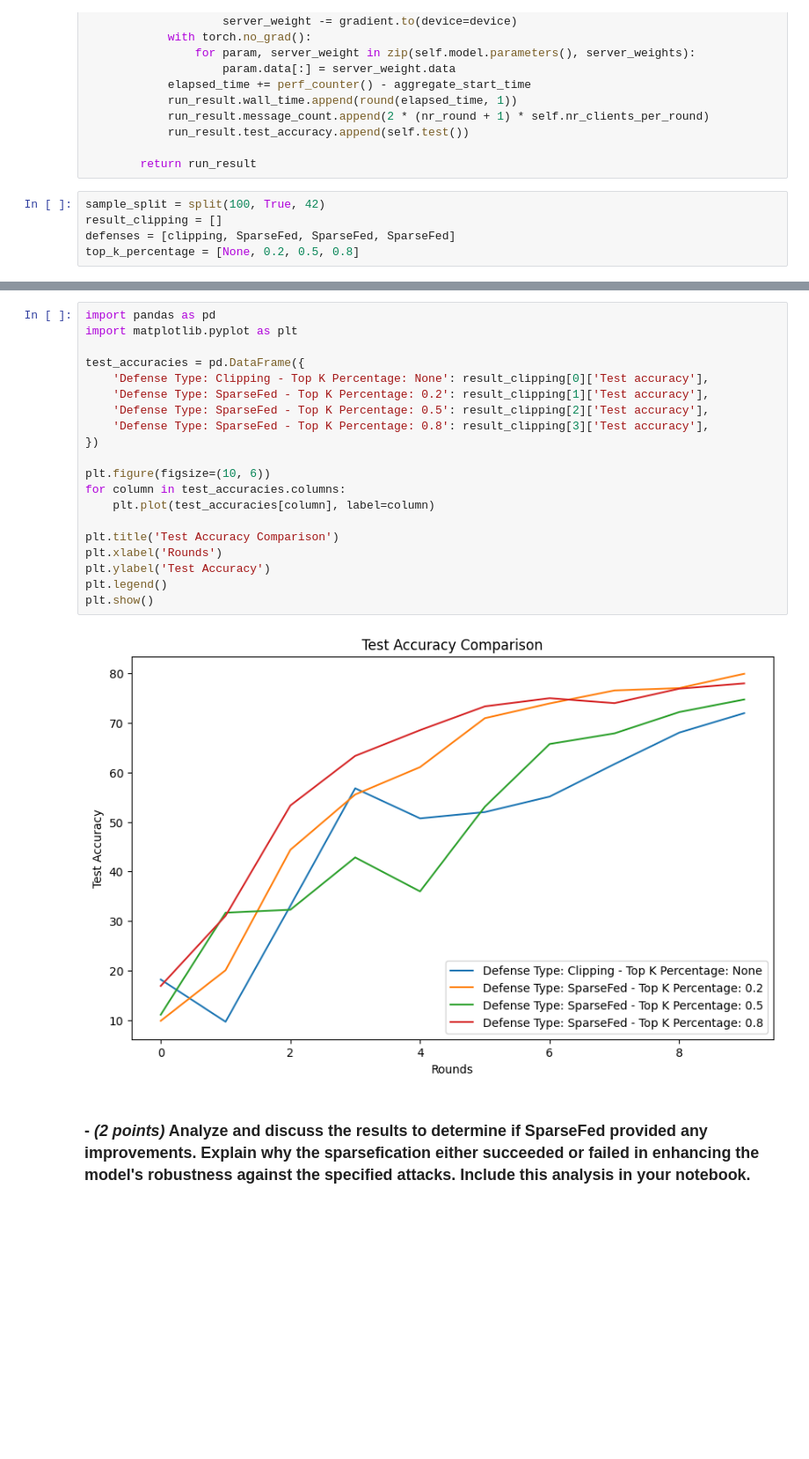
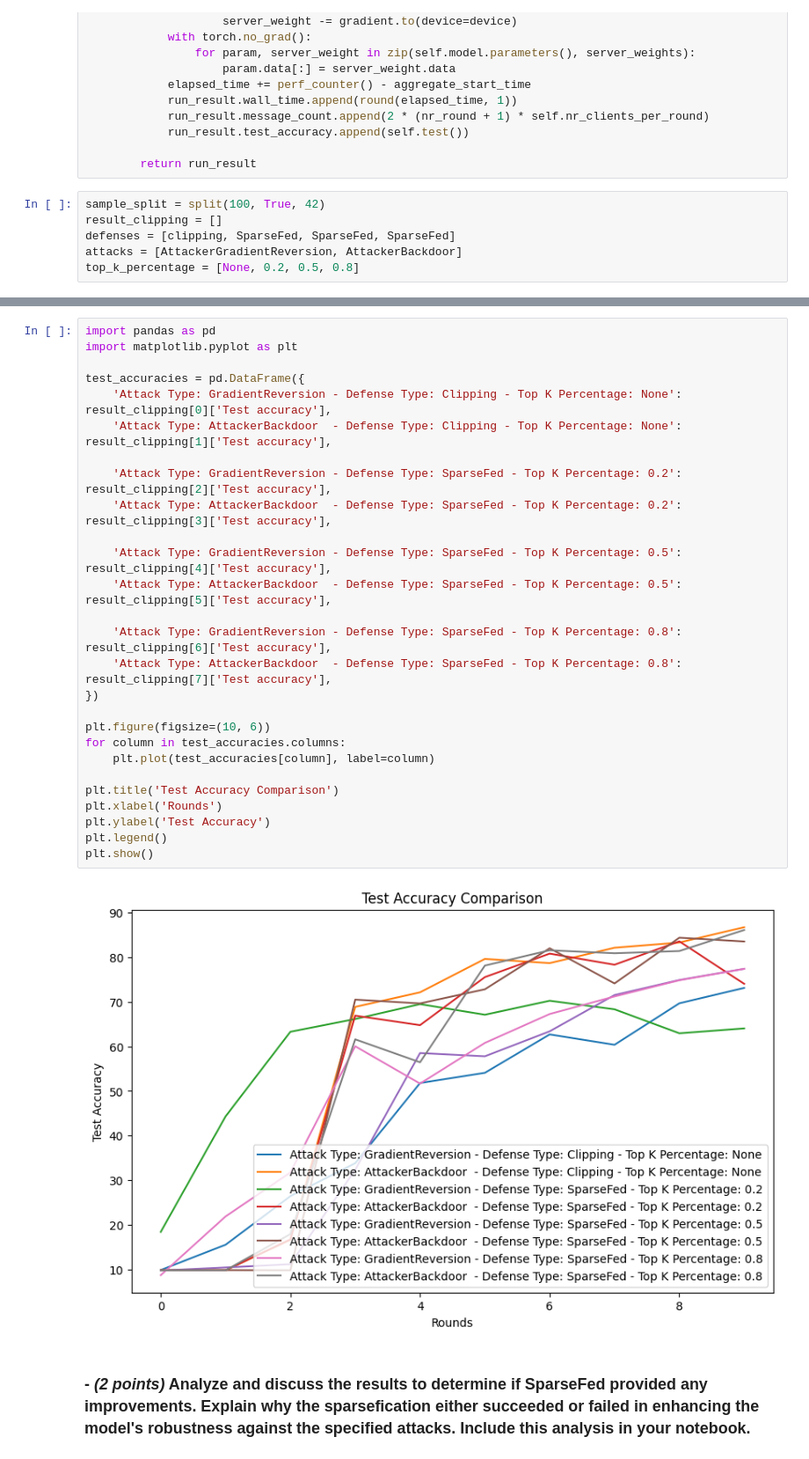
Before and after one commit to Sosekie/DDLS_Assignment, a Jupyter notebook: lab/Chenrui_hw-attacks.ipynb, the cells around one changed output, grey strips where cells are left out. Shown: that part at 88% size. Cells and saved outputs as stored; diff of their text form; blank space fills up the shorter version.

```diff
--- a/lab/Chenrui_hw-attacks.ipynb
+++ b/lab/Chenrui_hw-attacks.ipynb
@@ -1130,6 +1130,7 @@ class FedAvgServerDefenseCoordinate_SparseFed(FedAvgGradServer):
 sample_split = split(100, True, 42)
 result_clipping = []
 defenses = [clipping, SparseFed, SparseFed, SparseFed]
+attacks = [AttackerGradientReversion, AttackerBackdoor]
 top_k_percentage = [None, 0.2, 0.5, 0.8]
 # %%
 for index in range(len(defenses)):
@@ -1212,25 +1262,32 @@ Name: Test accuracy, dtype: float64
 # %%
 import pandas as pd
 import matplotlib.pyplot as plt
 
 test_accuracies = pd.DataFrame({
-    'Defense Type: Clipping - Top K Percentage: None': result_clipping[0]['Test accuracy'],
-    'Defense Type: SparseFed - Top K Percentage: 0.2': result_clipping[1]['Test accuracy'],
-    'Defense Type: SparseFed - Top K Percentage: 0.5': result_clipping[2]['Test accuracy'],
-    'Defense Type: SparseFed - Top K Percentage: 0.8': result_clipping[3]['Test accuracy'],
+    'Attack Type: GradientReversion - Defense Type: Clipping - Top K Percentage: None': result_clipping[0]['Test accuracy'],
+    'Attack Type: AttackerBackdoor  - Defense Type: Clipping - Top K Percentage: None': result_clipping[1]['Test accuracy'],
+
+    'Attack Type: GradientReversion - Defense Type: SparseFed - Top K Percentage: 0.2': result_clipping[2]['Test accuracy'],
+    'Attack Type: AttackerBackdoor  - Defense Type: SparseFed - Top K Percentage: 0.2': result_clipping[3]['Test accuracy'],
+
+    'Attack Type: GradientReversion - Defense Type: SparseFed - Top K Percentage: 0.5': result_clipping[4]['Test accuracy'],
+    'Attack Type: AttackerBackdoor  - Defense Type: SparseFed - Top K Percentage: 0.5': result_clipping[5]['Test accuracy'],
+
+    'Attack Type: GradientReversion - Defense Type: SparseFed - Top K Percentage: 0.8': result_clipping[6]['Test accuracy'],
+    'Attack Type: AttackerBackdoor  - Defense Type: SparseFed - Top K Percentage: 0.8': result_clipping[7]['Test accuracy'],
 })
 
 plt.figure(figsize=(10, 6))
 for column in test_accuracies.columns:
     plt.plot(test_accuracies[column], label=column)
 
 plt.title('Test Accuracy Comparison')
 plt.xlabel('Rounds')
 plt.ylabel('Test Accuracy')
 plt.legend()
 plt.show()
 # %% [output]
-[figure, old version]
+[figure, new version]
 # %% [markdown]
 ### - _(2 points)_ Analyze and discuss the results to determine if SparseFed provided any improvements. Explain why the sparsefication either succeeded or failed in enhancing the model's robustness against the specified attacks. Include this analysis in your notebook.
 # %% [markdown]
```
Also changed, not shown: parts of 2 cells of this notebook, 1 other file.
